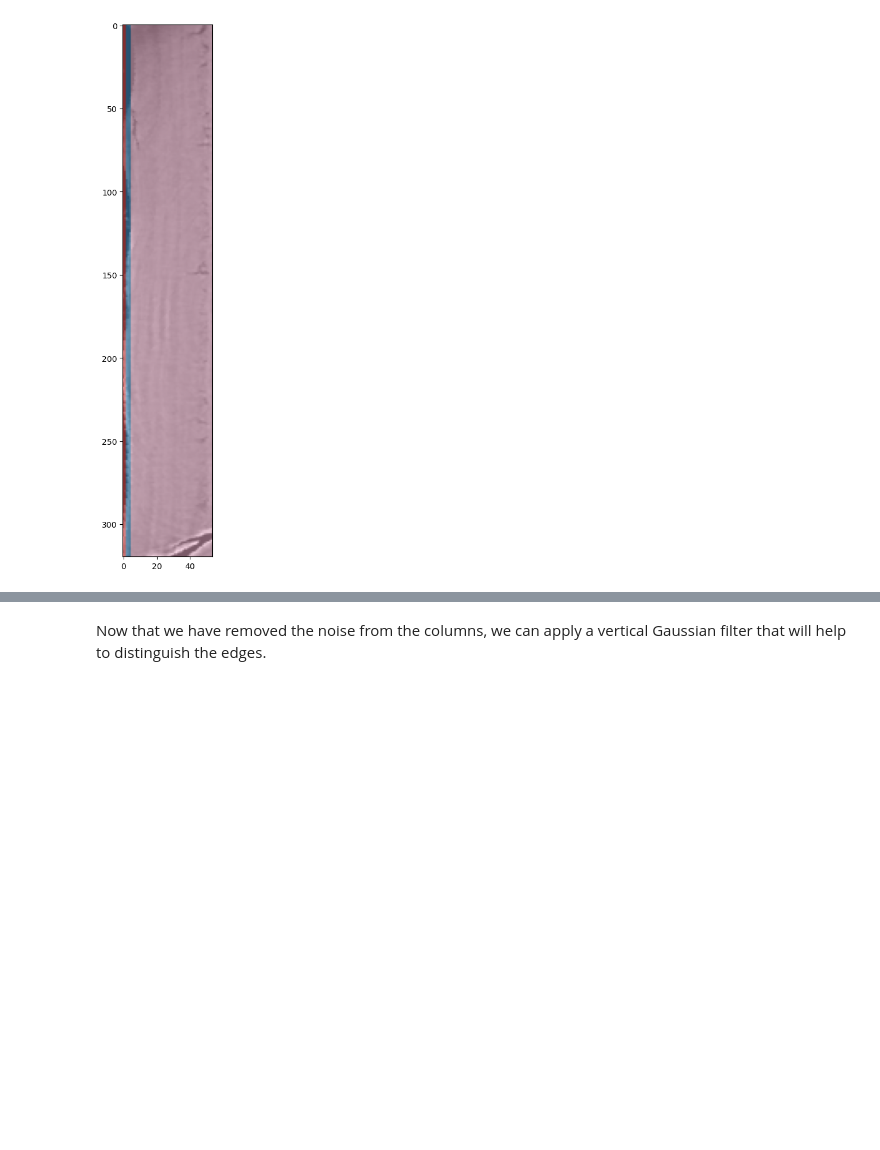
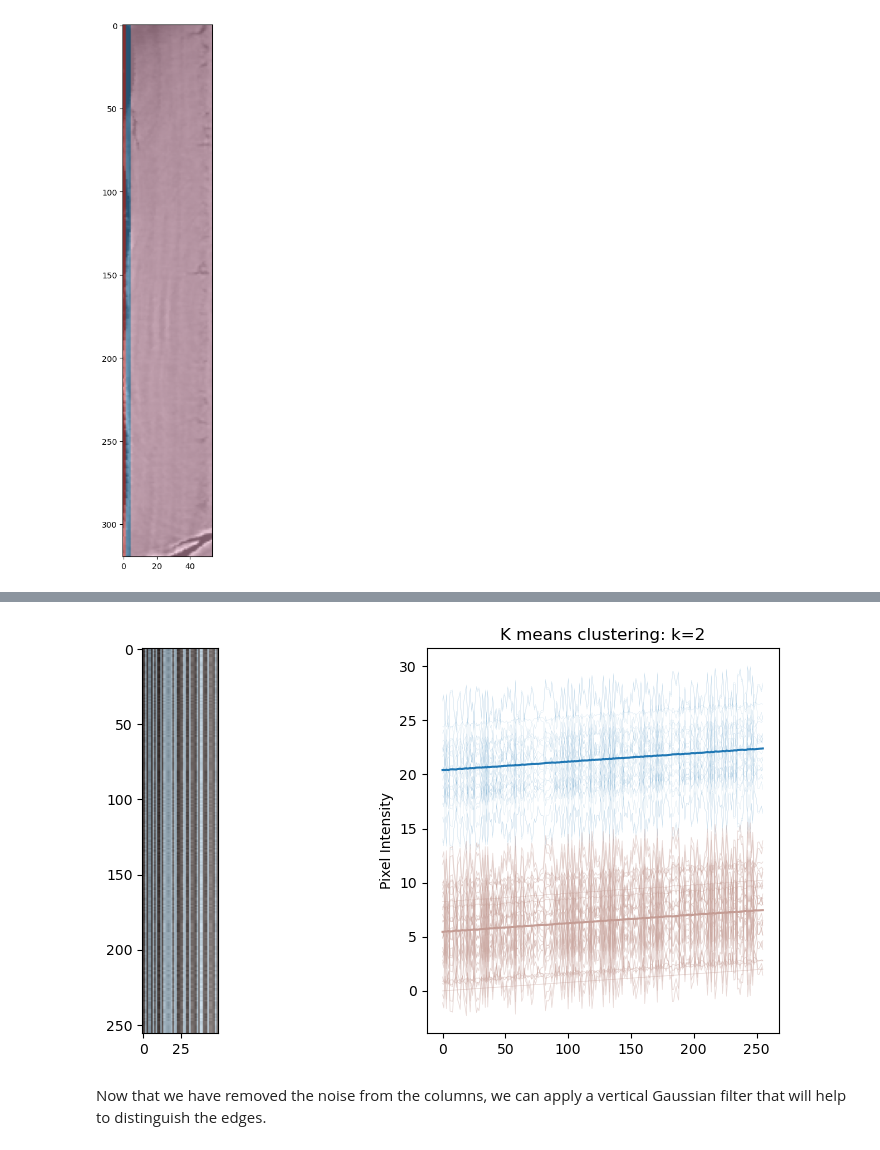
Before and after one commit to JGIBristol/cementum_imaging, a Jupyter notebook: normalise_contrast.ipynb, the cells around one changed output, grey strips where cells are left out. Cells and saved outputs as stored; diff of their text form; code cells hidden in the pictures; blank space fills up the shorter version.

```diff
--- a/normalise_contrast.ipynb
+++ b/normalise_contrast.ipynb
@@ -354,3 +398,41 @@ fig.savefig(f"{img_dir}/row_clustered_image.png")
+# %%
+n_clusters = 2
+cluster = KMeans(n_clusters=n_clusters, random_state=0, max_iter=1000).fit(img.T)
+
+fig, axes = plt.subplots(1, 2, figsize=(10, 5))
+x = np.arange(img.shape[0])
+cmap = plt.get_cmap("tab20", lut=10)
+for label, column in zip(cluster.labels_, img.T):
+    axes[1].plot(
+        x,
+        column,
+        color=cmap(label / n_clusters),
+        alpha=0.4,
+        linewidth=0.5 if label else 0.1,
+    )
+
+for i, (label, centre) in enumerate(zip(range(n_clusters), cluster.cluster_centers_)):
+    axes[1].plot(x, centre, color=cmap(label / n_clusters), label=f"Cluster {i}")
+
+axes[1].set_title(f"K means clustering: k={n_clusters}")
+axes[1].set_ylabel("Pixel Intensity")
+
+coloured_image = np.zeros((*img.shape, 3))
+colours = np.array([cmap(i / n_clusters) for i in range(n_clusters)])[:, :3]
+
+# Set each column to its corresponding color
+for x, label in zip(np.arange(img.shape[1]), cluster.labels_):
+    coloured_image[:, x] = colours[label]
+
+# Display the colored image
+axes[0].imshow(img, cmap="grey")
+axes[0].imshow(coloured_image, alpha=0.2)
+
+
+
+fig.savefig(f"{img_dir}/kmeans_toy.png")
+# %% [output]
+[figure, added]
 # %% [markdown]
 Now that we have removed the noise from the columns, we can apply a vertical Gaussian filter that will help to distinguish the edges.
 # %% [markdown]
```
Also changed, not shown: parts of 1 cell of this notebook.
